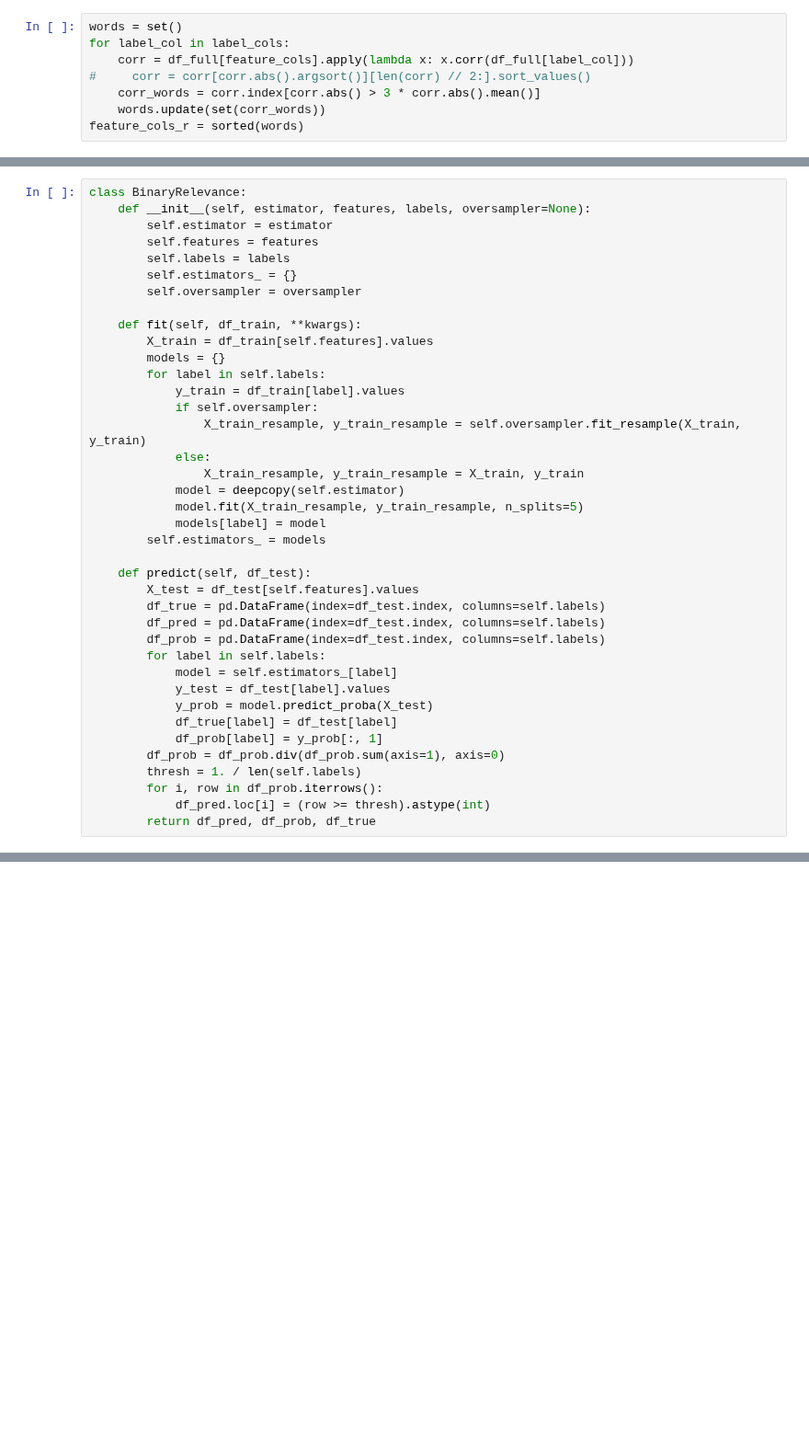
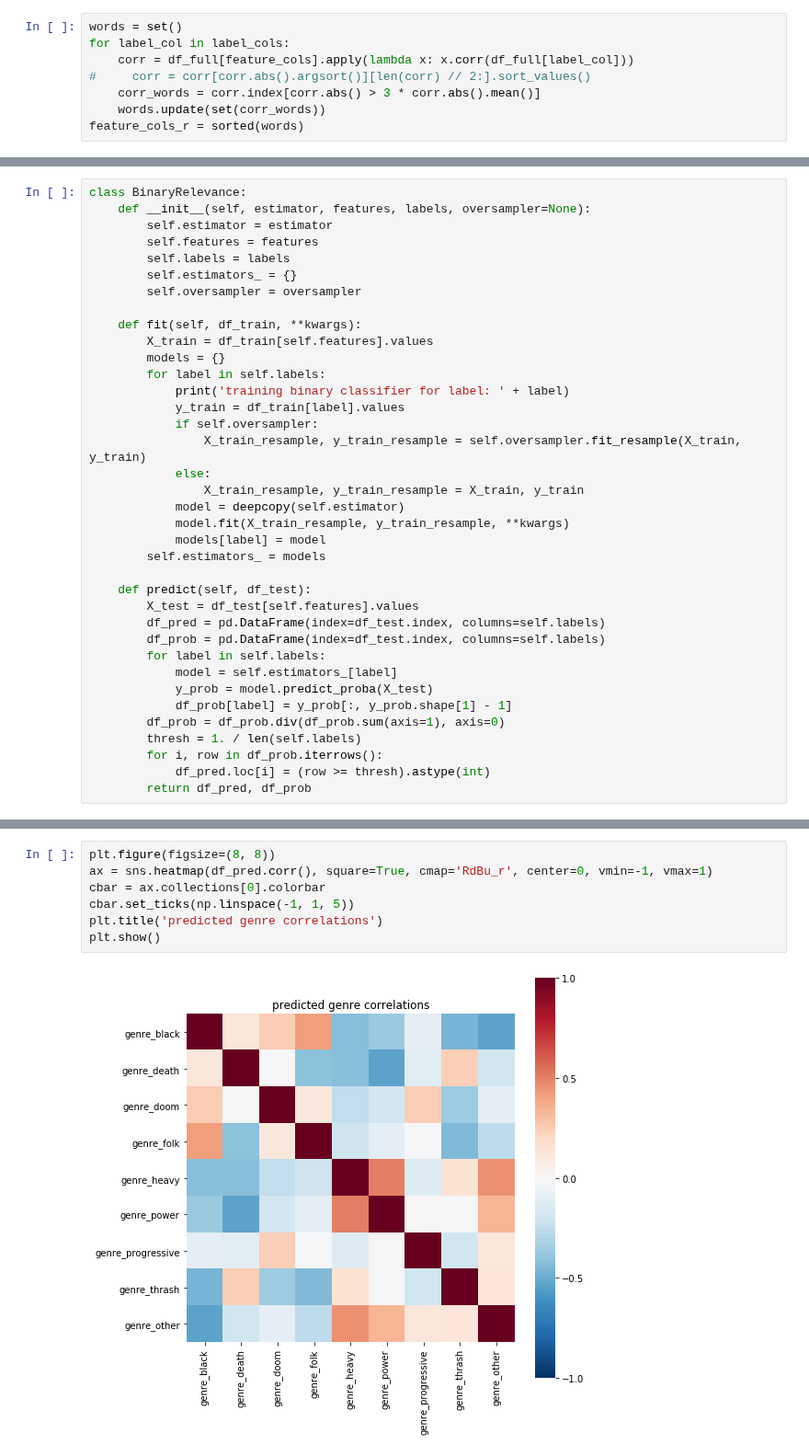
Before and after one commit to pdqnguyen/metallyrics, a Jupyter notebook: multi-genre-model.ipynb, the cells around one changed output, grey strips where cells are left out. Shown at 92% size. Drawn from its saved outputs; the diff is of its cells as text; blank space fills up the shorter version.

```diff
--- a/multi-genre-model.ipynb
+++ b/multi-genre-model.ipynb
@@ -101,29 +103,27 @@ class BinaryRelevance:
         X_train = df_train[self.features].values
         models = {}
         for label in self.labels:
+            print('training binary classifier for label: ' + label)
             y_train = df_train[label].values
             if self.oversampler:
                 X_train_resample, y_train_resample = self.oversampler.fit_resample(X_train, y_train)
             else:
                 X_train_resample, y_train_resample = X_train, y_train
             model = deepcopy(self.estimator)
-            model.fit(X_train_resample, y_train_resample, n_splits=5)
+            model.fit(X_train_resample, y_train_resample, **kwargs)
             models[label] = model
         self.estimators_ = models
 
     def predict(self, df_test):
         X_test = df_test[self.features].values
-        df_true = pd.DataFrame(index=df_test.index, columns=self.labels)
         df_pred = pd.DataFrame(index=df_test.index, columns=self.labels)
         df_prob = pd.DataFrame(index=df_test.index, columns=self.labels)
         for label in self.labels:
             model = self.estimators_[label]
-            y_test = df_test[label].values
             y_prob = model.predict_proba(X_test)
-            df_true[label] = df_test[label]
-            df_prob[label] = y_prob[:, 1]
+            df_prob[label] = y_prob[:, y_prob.shape[1] - 1]
         df_prob = df_prob.div(df_prob.sum(axis=1), axis=0)
         thresh = 1. / len(self.labels)
         for i, row in df_prob.iterrows():
             df_pred.loc[i] = (row >= thresh).astype(int)
-        return df_pred, df_prob, df_true
+        return df_pred, df_prob
@@ -245,0 +275,9 @@ df_pred
+# %%
+plt.figure(figsize=(8, 8))
+ax = sns.heatmap(df_pred.corr(), square=True, cmap='RdBu_r', center=0, vmin=-1, vmax=1)
+cbar = ax.collections[0].colorbar
+cbar.set_ticks(np.linspace(-1, 1, 5))
+plt.title('predicted genre correlations')
+plt.show()
+# %% [output]
+[figure, added]
```
Also changed, not shown: parts of 17 cells of this notebook.
